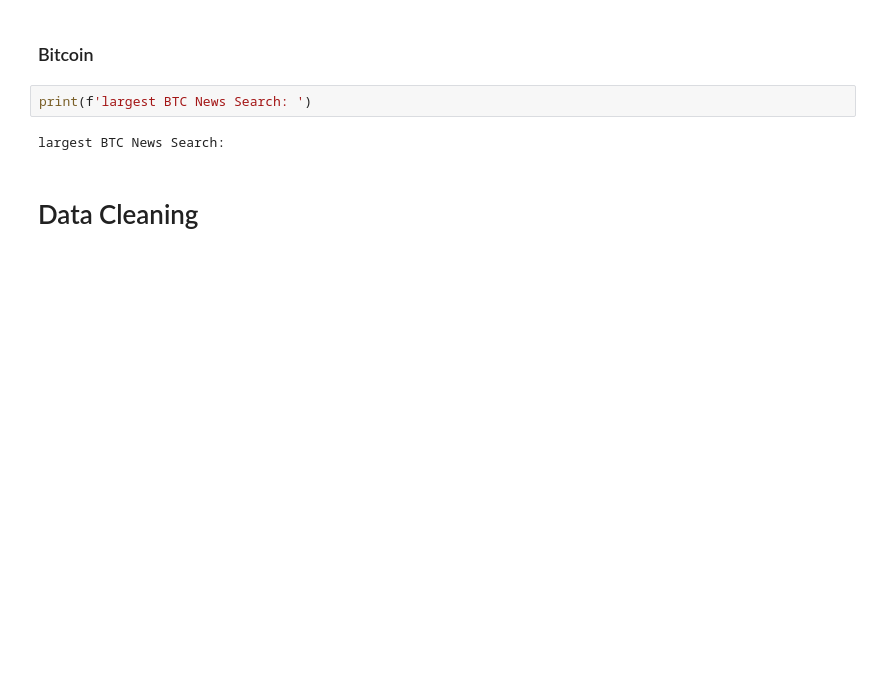
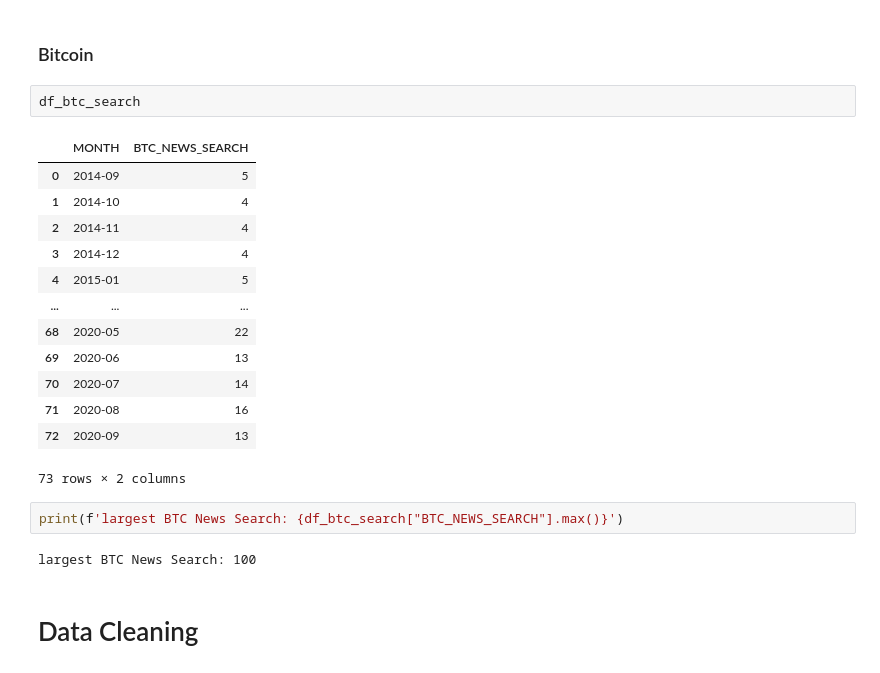
Before and after one commit to saikartheekb/DataExplorationWithPandas, a Jupyter notebook: Google_Trends_and_Data_Visualisation_(start).ipynb, the cells around one changed output. Drawn from its saved outputs; the diff is of its cells as text; blank space fills up the shorter version.

```diff
--- a/Google_Trends_and_Data_Visualisation_(start).ipynb
+++ b/Google_Trends_and_Data_Visualisation_(start).ipynb
@@ -82,9 +98,25 @@ Largest value for "Unemployemnt Benefits" in Web Search:
 # %% [markdown]
 ### Bitcoin
+# %%
+df_btc_search
+# %% [output]
+|  | MONTH | BTC_NEWS_SEARCH |
+| 0 | 2014-09 | 5 |
+| 1 | 2014-10 | 4 |
+| 2 | 2014-11 | 4 |
+| 3 | 2014-12 | 4 |
+| 4 | 2015-01 | 5 |
+| ... | ... | ... |
+| 68 | 2020-05 | 22 |
+| 69 | 2020-06 | 13 |
+| 70 | 2020-07 | 14 |
+| 71 | 2020-08 | 16 |
+| 72 | 2020-09 | 13 |
+73 rows × 2 columns
 # %%
-print(f'largest BTC News Search: ')
+print(f'largest BTC News Search: {df_btc_search["BTC_NEWS_SEARCH"].max()}')
 # %% [output]
-largest BTC News Search:
+largest BTC News Search: 100
 # %% [markdown]
 # Data Cleaning
 # %% [markdown]
```
Also changed, not shown: parts of 8 cells of this notebook.
